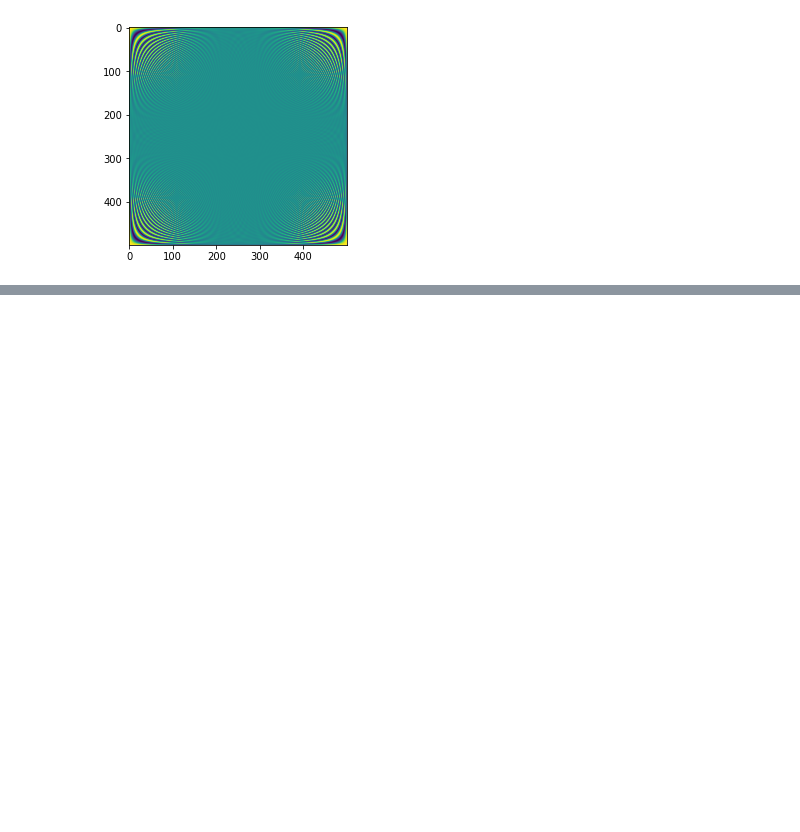
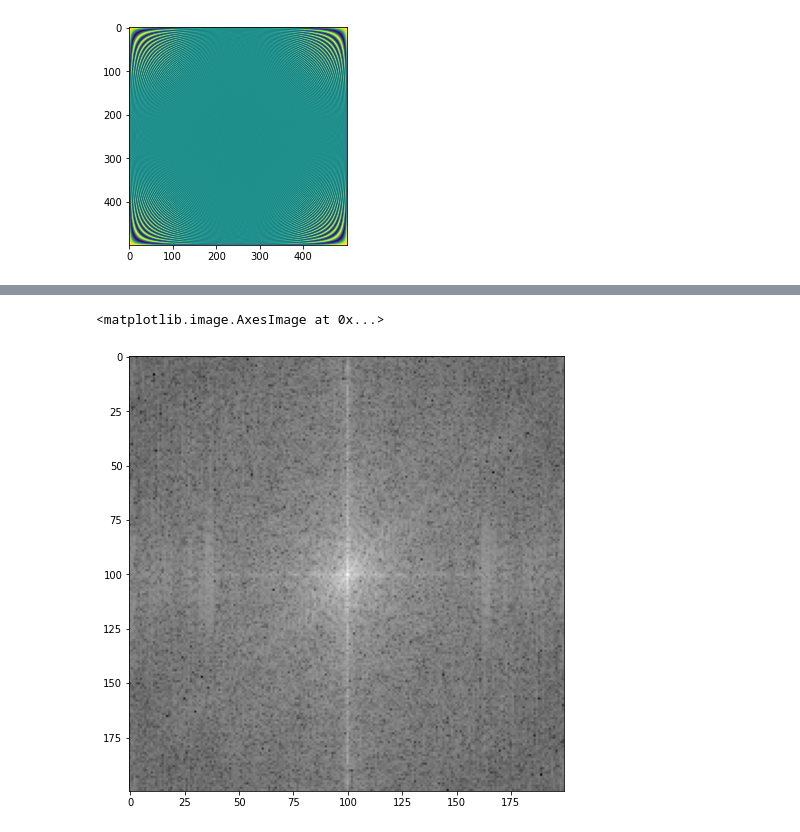
Before and after one commit to shahin1009/ME565, a Jupyter notebook: CauchyI.ipynb, the cells around one changed output, grey strips where cells are left out. Drawn from its saved outputs; the diff is of its cells as text; code cells hidden in the pictures; blank space fills up the shorter version.

```diff
--- a/CauchyI.ipynb
+++ b/CauchyI.ipynb
@@ -360,0 +373,11 @@ FileNotFoundError: [Errno 2] No such file or directory: 'summer.jpg'
+# %%
+F3 = fft2(A3)/(W*H)
+F3 = fftshift(F3)
+P3 = np.abs(F3)
+r = 100
+a = np.log(P3[hH-r:hH+r,hW-r:hW+r])
+plt.figure(figsize=(8,8))
+plt.imshow(a , cmap = 'gray')
+# %% [output]
+<matplotlib.image.AxesImage at 0x...>
+[figure, added]
```
Also changed, not shown: parts of 7 cells of this notebook.
